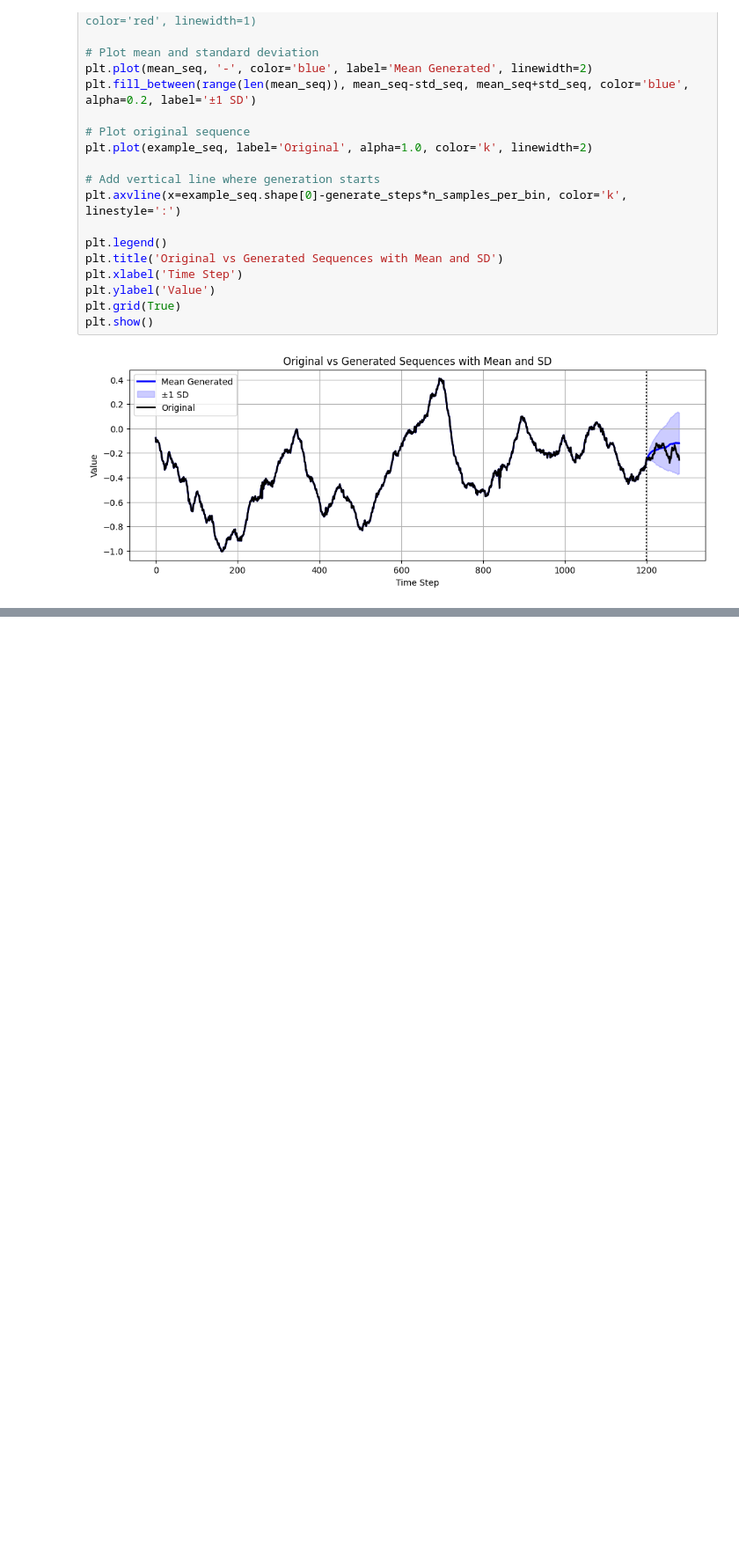
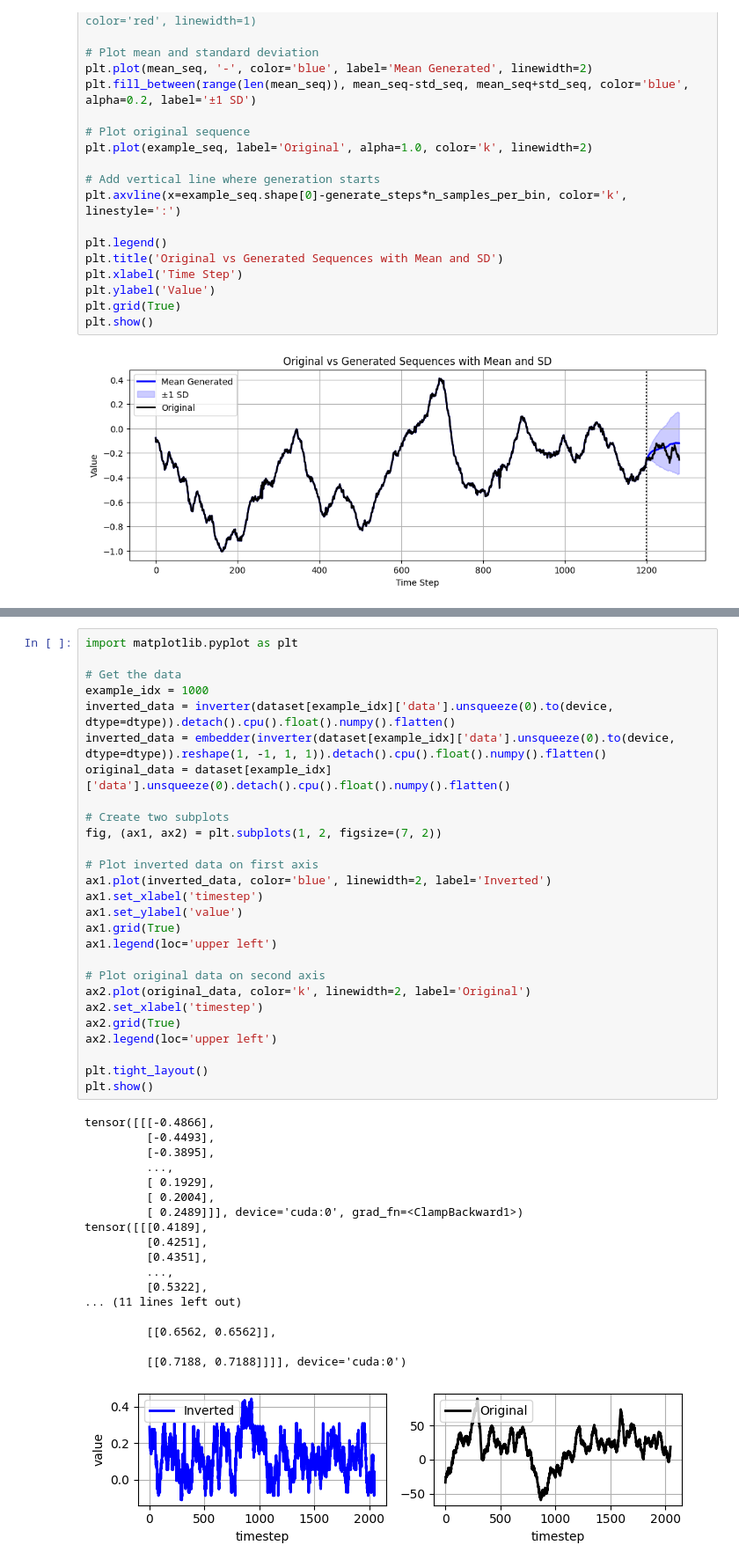
Before and after one commit to azaho/bfm, a Jupyter notebook: exp_single_electrode_new_ajile.ipynb, the cells around one changed output, grey strips where cells are left out. Shown at 88% size. Cells and saved outputs as stored; diff of their text form; blank space fills up the shorter version.

```diff
--- a/exp_single_electrode_new_ajile.ipynb
+++ b/exp_single_electrode_new_ajile.ipynb
@@ -935,0 +1360,46 @@ plt.show()
+# %%
+import matplotlib.pyplot as plt
+
+# Get the data
+example_idx = 1000
+inverted_data = inverter(dataset[example_idx]['data'].unsqueeze(0).to(device, dtype=dtype)).detach().cpu().float().numpy().flatten()
+inverted_data = embedder(inverter(dataset[example_idx]['data'].unsqueeze(0).to(device, dtype=dtype)).reshape(1, -1, 1, 1)).detach().cpu().float().numpy().flatten()
+original_data = dataset[example_idx]['data'].unsqueeze(0).detach().cpu().float().numpy().flatten()
+
+# Create two subplots
+fig, (ax1, ax2) = plt.subplots(1, 2, figsize=(7, 2))
+
+# Plot inverted data on first axis
+ax1.plot(inverted_data, color='blue', linewidth=2, label='Inverted')
+ax1.set_xlabel('timestep')
+ax1.set_ylabel('value')
+ax1.grid(True)
+ax1.legend(loc='upper left')
+
+# Plot original data on second axis
+ax2.plot(original_data, color='k', linewidth=2, label='Original')
+ax2.set_xlabel('timestep')
+ax2.grid(True)
+ax2.legend(loc='upper left')
+
+plt.tight_layout()
+plt.show()
+# %% [output]
+tensor([[[-0.4866],
+         [-0.4493],
+         [-0.3895],
+         ...,
+         [ 0.1929],
+         [ 0.2004],
+         [ 0.2489]]], device='cuda:0', grad_fn=<ClampBackward1>)
+tensor([[[0.4189],
+         [0.4251],
+         [0.4351],
+         ...,
+         [0.5322],
+... (11 lines left out)
+
+         [[0.6562, 0.6562]],
+
+         [[0.7188, 0.7188]]]], device='cuda:0')
+[figure, added]
```
Also changed, not shown: parts of 18 cells of this notebook, 5 other files.
